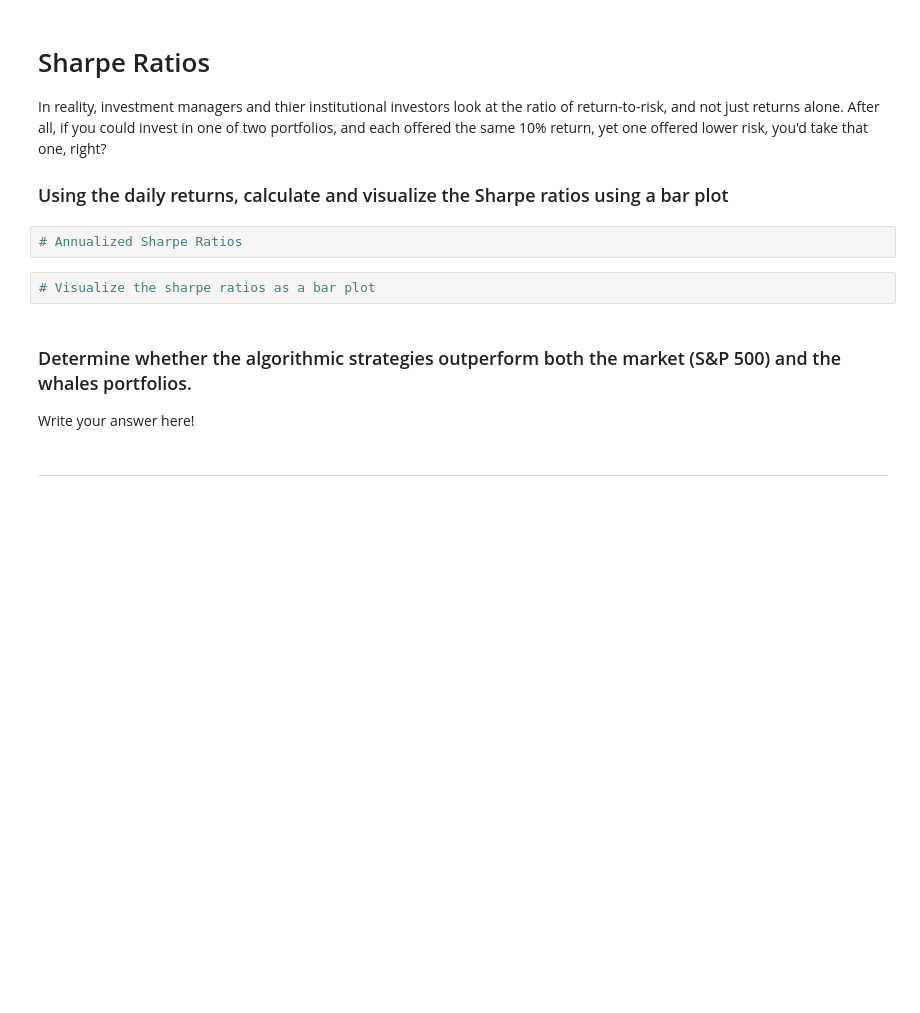
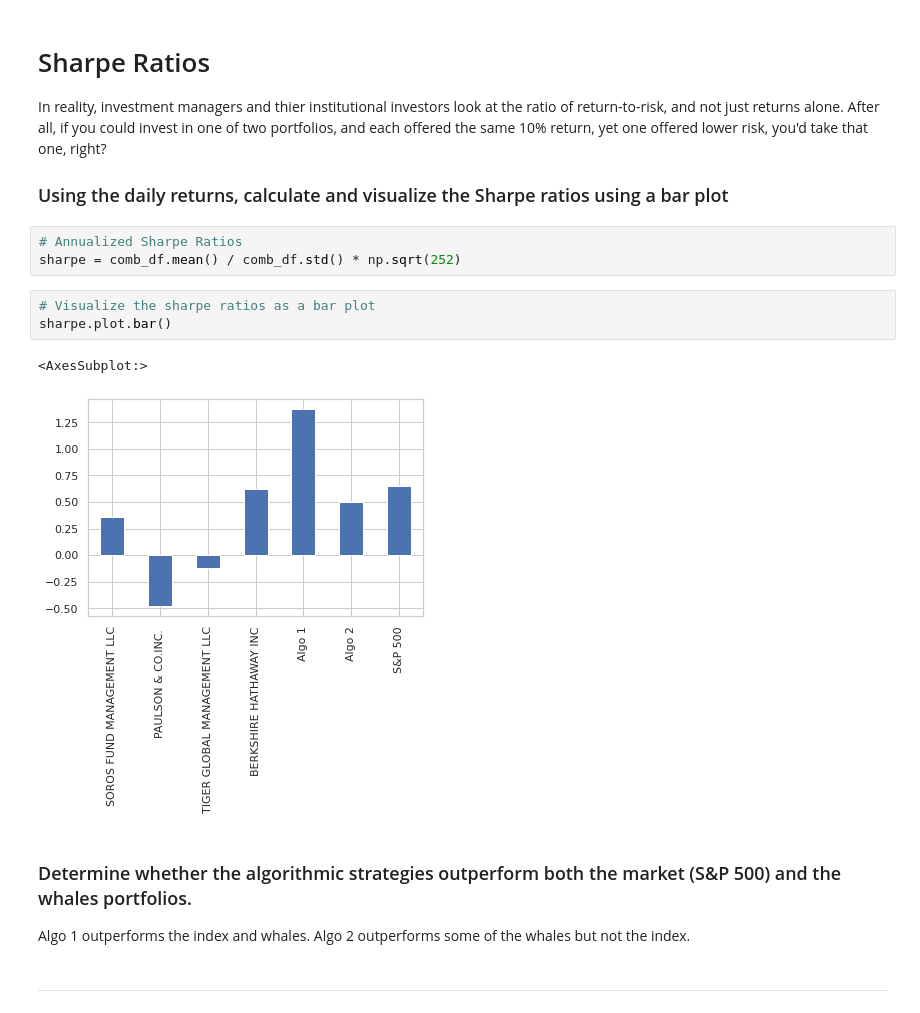
Before and after one commit to jdfwsp/pandas_for_data, a Jupyter notebook: whale_analysis.ipynb, the cells around one changed output. Saved outputs shown, nothing was run; the diff lists cells and outputs as text; blank space fills up the shorter version.

```diff
--- a/whale_analysis.ipynb
+++ b/whale_analysis.ipynb
@@ -297,12 +309,17 @@ In reality, investment managers and thier institutional investors look at the ra
 ### Using the daily returns, calculate and visualize the Sharpe ratios using a bar plot
 # %%
 # Annualized Sharpe Ratios
+sharpe = comb_df.mean() / comb_df.std() * np.sqrt(252)
 # %%
 # Visualize the sharpe ratios as a bar plot
+sharpe.plot.bar()
+# %% [output]
+<AxesSubplot:>
+[figure, added]
 # %% [markdown]
 ### Determine whether the algorithmic strategies outperform both the market (S&P 500) and the whales portfolios.
 
-Write your answer here!
+Algo 1 outperforms the index and whales. Algo 2 outperforms some of the whales but not the index.
 # %% [markdown]
 ---
 # %% [markdown]
```
Also changed, not shown: parts of 4 cells of this notebook.
